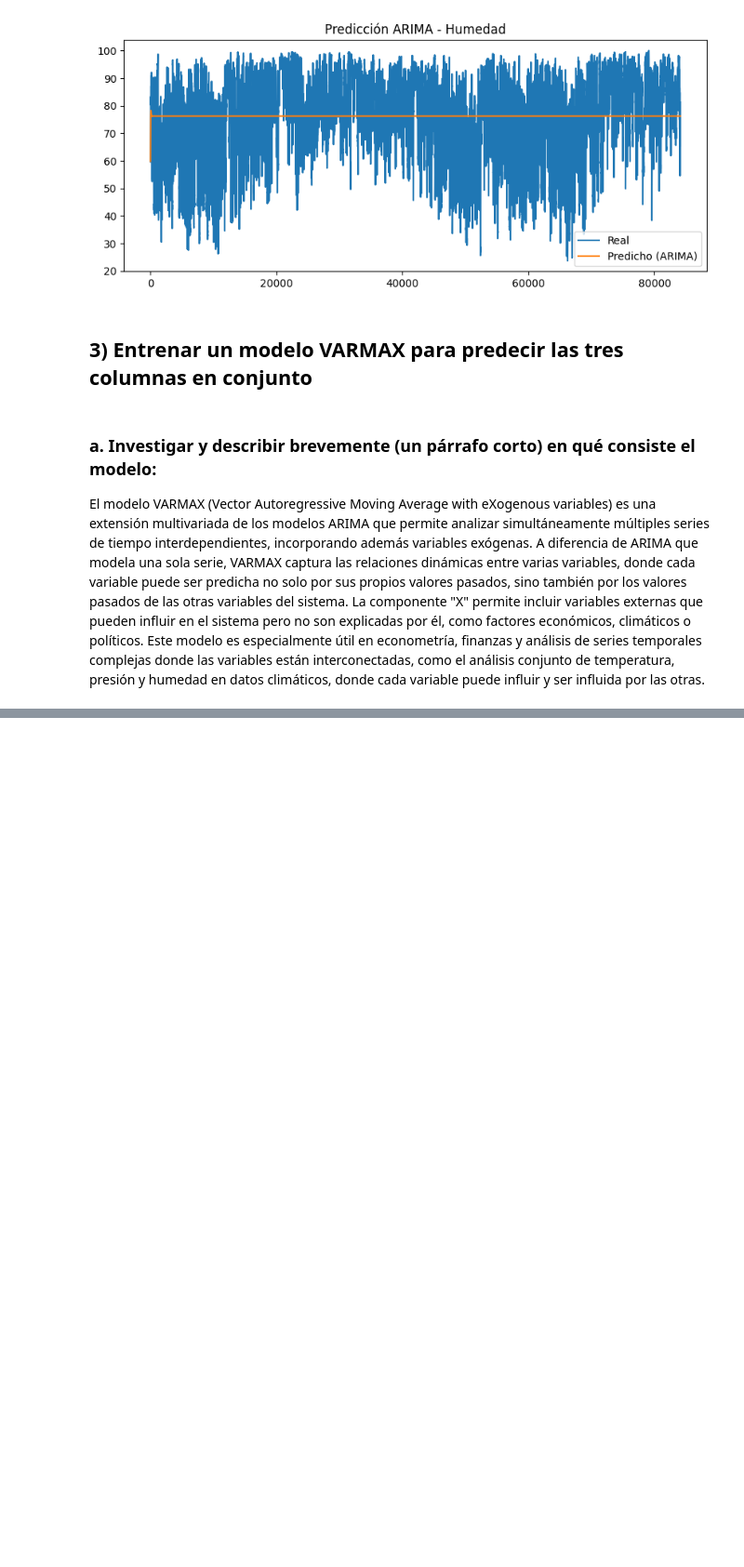
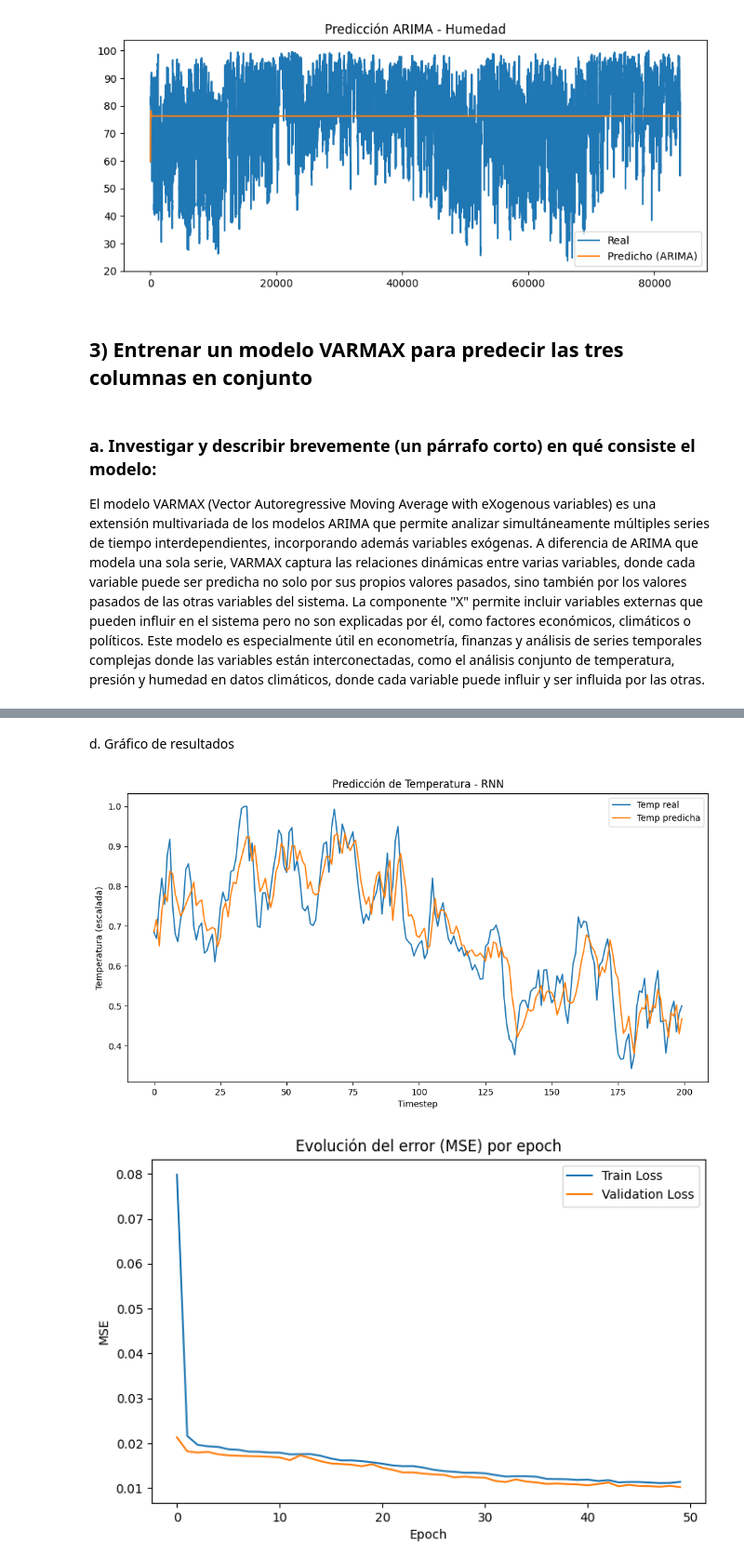
Before and after one commit to andifeliz/tp1-parte2, a Jupyter notebook: notebooks/tp2-parte1.ipynb, the cells around one changed output, grey strips where cells are left out. Shown at 93% size. Saved outputs shown, nothing was run; the diff lists cells and outputs as text; code cells hidden in the pictures; blank space fills up the shorter version.

```diff
--- a/notebooks/tp2-parte1.ipynb
+++ b/notebooks/tp2-parte1.ipynb
@@ -480,0 +664,8 @@ El modelo VARMAX (Vector Autoregressive Moving Average with eXogenous variables)
+# %%
+history = model.fit(
+    X_train, y_train,
+    validation_split=0.2,
+    epochs=50,
+    batch_size=64,
+    verbose=1
+)
@@ -480,0 +692,4 @@ El modelo VARMAX (Vector Autoregressive Moving Average with eXogenous variables)
+# %%
+y_pred = model.predict(X_test)
+mse = mean_squared_error(y_test, y_pred)
+print(f"MSE total: {mse:.4f}")
@@ -480,0 +699,26 @@ El modelo VARMAX (Vector Autoregressive Moving Average with eXogenous variables)
+# %% [markdown]
+d. Gráfico de resultados
+# %%
+plt.figure(figsize=(12,6))
+plt.plot(y_test[:200,0], label='Temp real')
+plt.plot(y_pred[:200,0], label='Temp predicha')
+plt.title('Predicción de Temperatura - RNN')
+plt.xlabel('Timestep')
+plt.ylabel('Temperatura (escalada)')
+plt.legend()
+plt.show()
+
+# =====================================================
+# Gráfico de pérdida (train vs val)
+# =====================================================
+plt.figure(figsize=(8,5))
+plt.plot(history.history['loss'], label='Train Loss')
+plt.plot(history.history['val_loss'], label='Validation Loss')
+plt.title('Evolución del error (MSE) por epoch')
+plt.xlabel('Epoch')
+plt.ylabel('MSE')
+plt.legend()
+plt.show()
+# %% [output]
+[figure, added]
+[figure, added]
```
Also changed, not shown: parts of 21 cells of this notebook.
